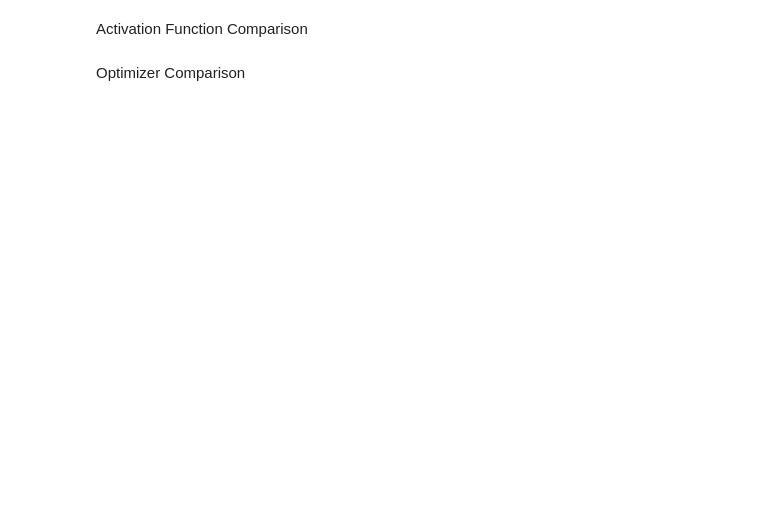
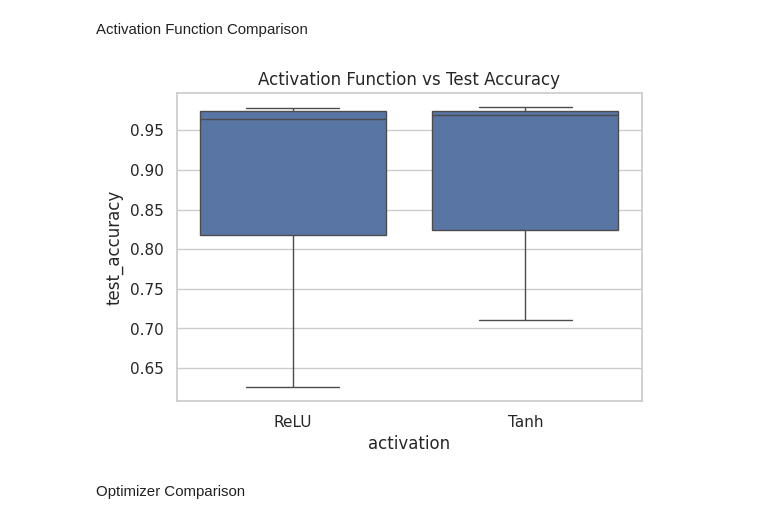
Before and after one commit to manvi-smaran/Handwritten_Digit_Classifier, a Jupyter notebook: Handwritten_Digit_Classifier.ipynb, the cells around one changed output. Drawn from its saved outputs; the diff is of its cells as text; code cells hidden in the pictures; blank space fills up the shorter version.

```diff
--- a/Handwritten_Digit_Classifier.ipynb
+++ b/Handwritten_Digit_Classifier.ipynb
@@ -301,11 +354,13 @@ plt.show()
 # %% [markdown]
 Activation Function Comparison
 # %%
-plt.figure(figsize=(8, 5))
+plt.figure(figsize=(6, 4))
 sns.boxplot(data=df, x="activation", y="test_accuracy")
 plt.title("Activation Function vs Test Accuracy")
 plt.savefig("activation_comparison.png")
 plt.show()
+# %% [output]
+[figure, added]
 # %% [markdown]
 Optimizer Comparison
 # %%
```
Also changed, not shown: parts of 17 cells of this notebook.
